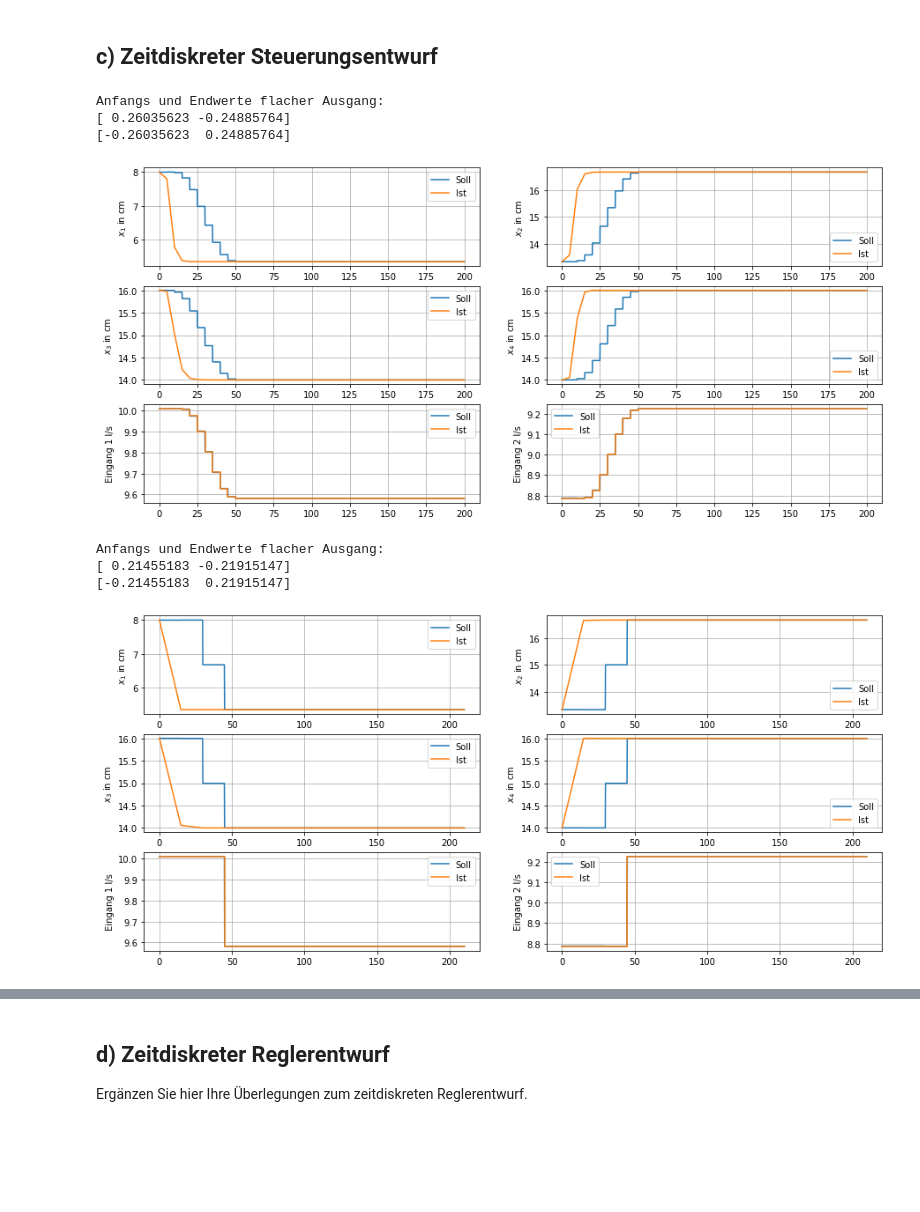
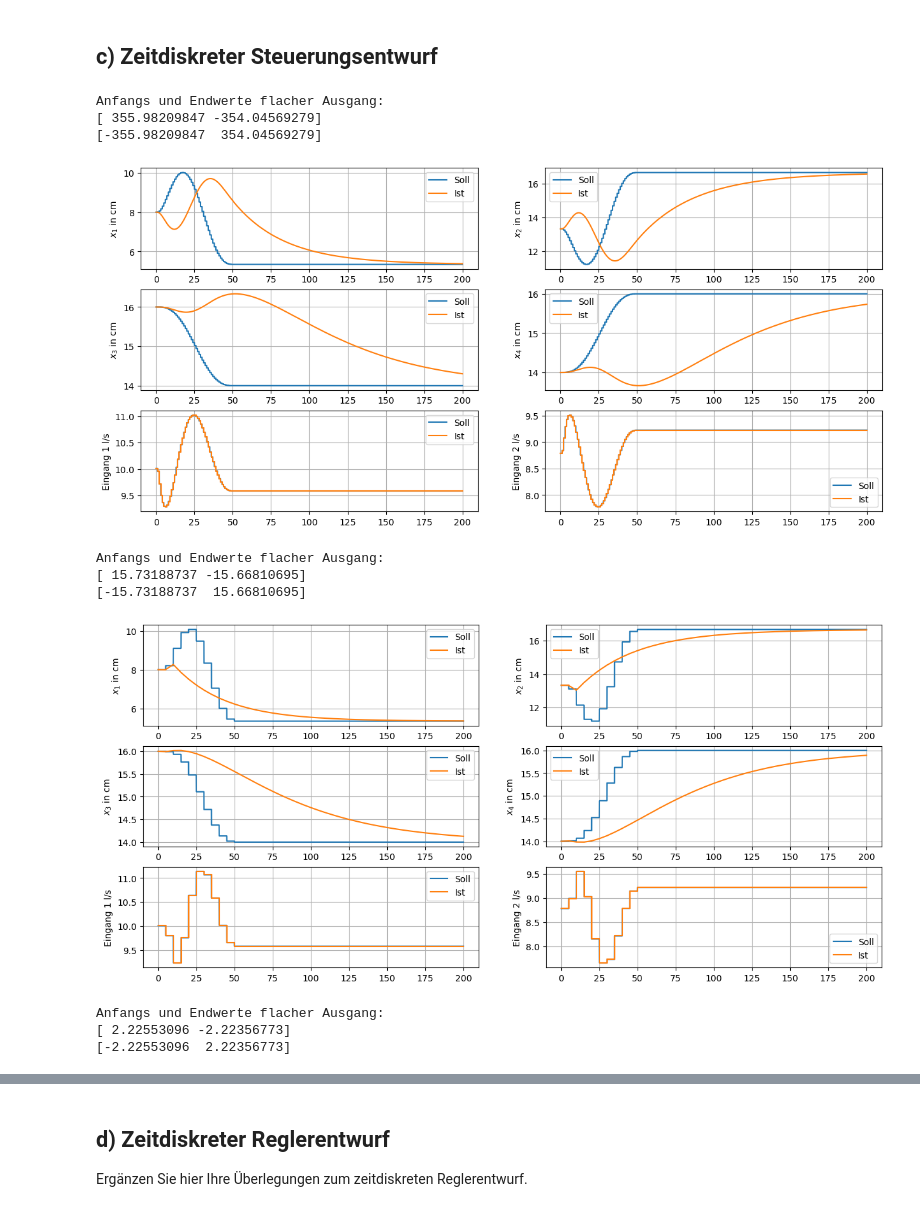
Before and after one commit to jil1213/viertank, a Jupyter notebook: viertank.ipynb, the cells around one changed output, grey strips where cells are left out. Cells and saved outputs as stored; diff of their text form; code cells hidden in the pictures; blank space fills up the shorter version.

```diff
--- a/viertank.ipynb
+++ b/viertank.ipynb
@@ -509,8 +509,8 @@ Zum Test der bisherigen Schritte wird die Planung mit der Simulation verglichen.
 linear = False
 
 #Übergangszeit für die beiden Szenarien bitte ggf. anpassen
-T = [50,50]
-
+T = [150,150]
+Tsim = 300
 tank = VierTank(st)
 tank_lin = tank.linearize(equis[0])
 
@@ -958,7 +958,7 @@ Im Nichtlinearen Fall ist weiterhin eine große Abweichung des Solltrajektorie z
 # %%
 linear=True
 
-Ta=[5.0,15.0]
+Ta=[1.0, 5.0,15.0]
 #Ta=[0.2, 10.0, 15.0]
 
 transition = transitions[1]
@@ -989,36 +989,39 @@ for _Ta in Ta:
 
     _ctrl = lambda k,x:trajectory_discrete.input(k)
 
     print("Anfangs und Endwerte flacher Ausgang:")
     print(trajectory_discrete.eta_a)
     print(trajectory_discrete.eta_b)
 
     #Wrapper für Modell
     if linear:
         _x0 = trajectory_discrete.state(0)
     else:
         _x0 = equis[_transition[0]-1].x
 
     _rhs = lambda t,x,controller:_tank.model(t, x, _ctrl)
 
     #Zeitdiskrete Simulation
     t_sim,x_sim,u_sim=simulate_discrete(_rhs, _x0, _ctrl, _Ta, Tsim)
 
     #Ergebnisse Plotten
     x_desired=trajectory_discrete.state(np.floor(t_sim/_Ta))
     u_desired=trajectory_discrete.input(np.floor(t_sim/_Ta))
     y_desired=trajectory_discrete.output(np.floor(t_sim/_Ta))
 
     plot_results(t_sim,
                  (x_desired,x_sim),
                  (u_desired,u_sim))
     pp.show()
 # %% [output]
 Anfangs und Endwerte flacher Ausgang:
-[ 0.26035623 -0.24885764]
-[-0.26035623  0.24885764]
+[ 355.98209847 -354.04569279]
+[-355.98209847  354.04569279]
-[figure, old version]
+[figure, new version]
 Anfangs und Endwerte flacher Ausgang:
-[ 0.21455183 -0.21915147]
-[-0.21455183  0.21915147]
+[ 15.73188737 -15.66810695]
+[-15.73188737  15.66810695]
-[figure, old version]
+[figure, new version]
+Anfangs und Endwerte flacher Ausgang:
+[ 2.22553096 -2.22356773]
+[-2.22553096  2.22356773]
```
Also changed, not shown: parts of 15 cells of this notebook, 2 other files.
